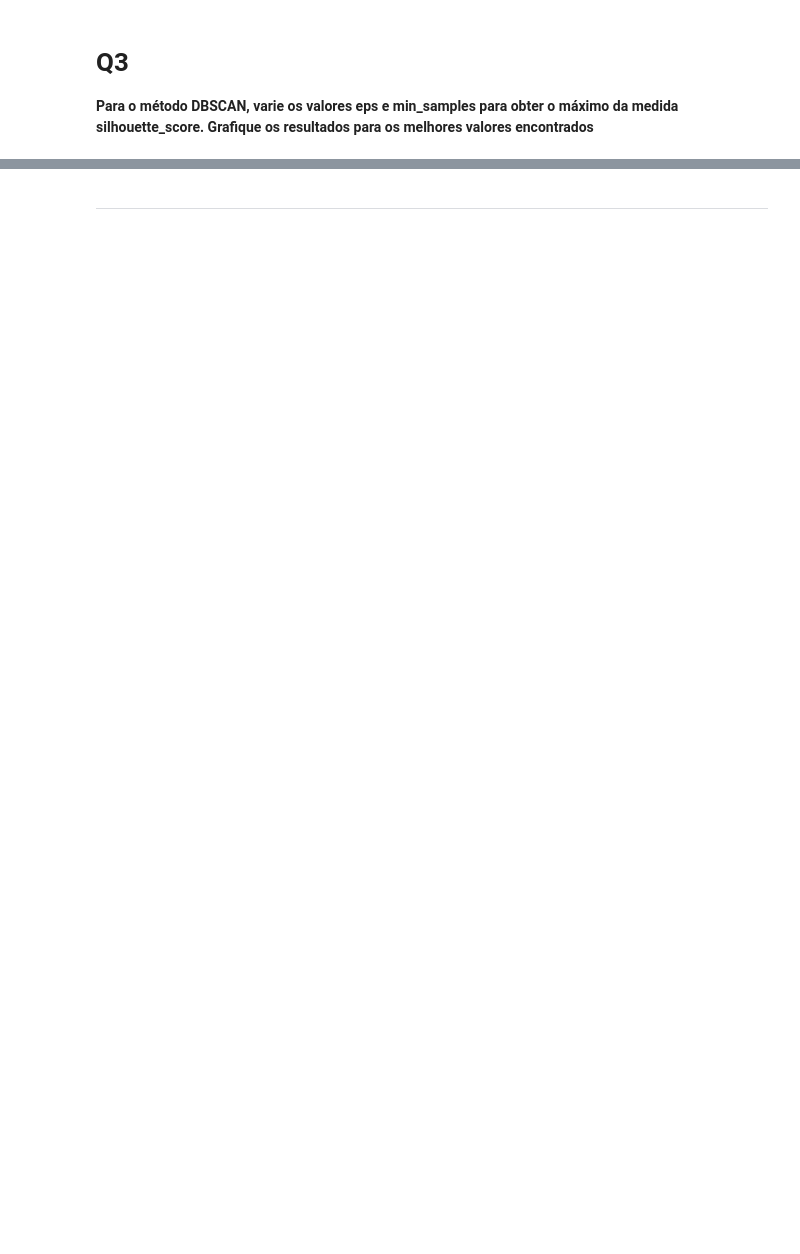
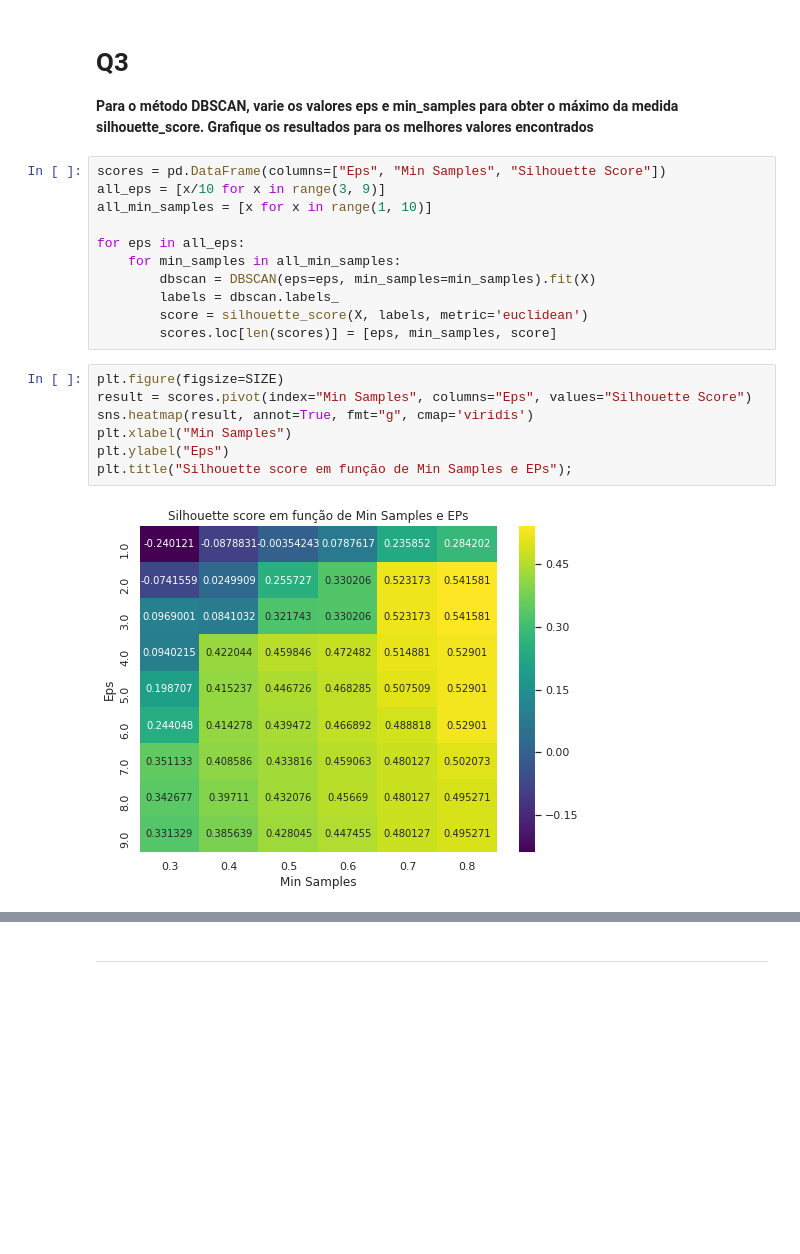
Before and after one commit to BrunoGomesCoelho/playing-pipeline, a Jupyter notebook: T4/Trabalho4.ipynb, the cells around one changed output, grey strips where cells are left out. Saved outputs shown, nothing was run; the diff lists cells and outputs as text; blank space fills up the shorter version.

```diff
--- a/T4/Trabalho4.ipynb
+++ b/T4/Trabalho4.ipynb
@@ -131,3 +169,23 @@ df = create_data(noise=0.3, plot=True)
 # Q3
 
 **Para o método DBSCAN, varie os valores eps e min_samples para obter o máximo da medida silhouette_score. Grafique os resultados para os melhores valores encontrados**
+# %%
+scores = pd.DataFrame(columns=["Eps", "Min Samples", "Silhouette Score"])
+all_eps = [x/10 for x in range(3, 9)]
+all_min_samples = [x for x in range(1, 10)]
+
+for eps in all_eps:
+    for min_samples in all_min_samples:
+        dbscan = DBSCAN(eps=eps, min_samples=min_samples).fit(X)
+        labels = dbscan.labels_
+        score = silhouette_score(X, labels, metric='euclidean')
+        scores.loc[len(scores)] = [eps, min_samples, score]
+# %%
+plt.figure(figsize=SIZE)
+result = scores.pivot(index="Min Samples", columns="Eps", values="Silhouette Score")
+sns.heatmap(result, annot=True, fmt="g", cmap='viridis')
+plt.xlabel("Min Samples")
+plt.ylabel("Eps")
+plt.title("Silhouette score em função de Min Samples e EPs");
+# %% [output]
+[figure, added]
```
Also changed, not shown: parts of 57 cells of this notebook.
